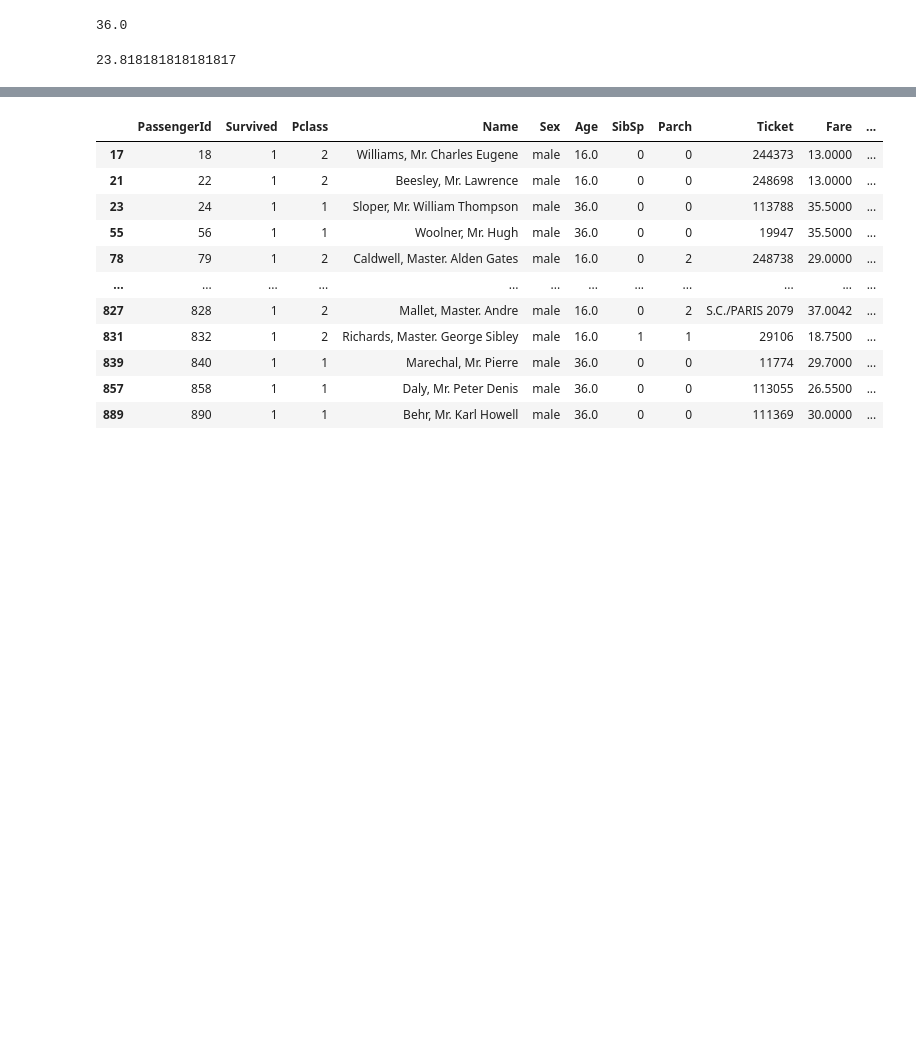
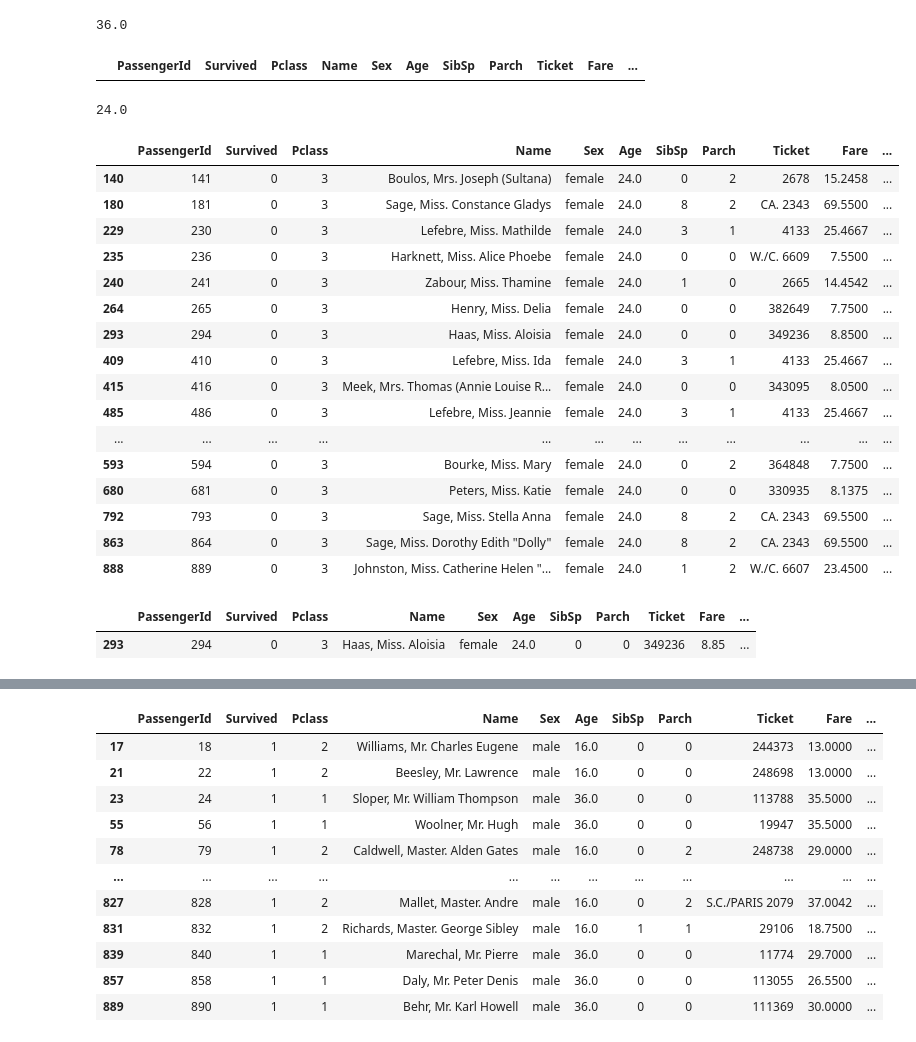
Before and after one commit to gabmata22/fundamentos-de-pandas, a Jupyter notebook: titanic.ipynb, the cells around one changed output, grey strips where cells are left out. Drawn from its saved outputs; the diff is of its cells as text; code cells hidden in the pictures; blank space fills up the shorter version.

Commit message:
Preguntas de neogcio sobre titanic

```diff
--- a/titanic.ipynb
+++ b/titanic.ipynb
@@ -790,15 +862,55 @@ print(mean_age_female_not_survived_first_class)
 # %%
 # promedio de edad de los pasajeros femenino que no sobrevivieron en segunda clase
 mean_age_female_not_survived_second_class = df0[(df0['Age'].notnull()) & (df0['Sex'] == 'female') & (df0['Pclass'] == 2) & (df0['Survived'] == 0)]['Age'].mean()
+mean_age_female_not_survived_second_class = round(mean_age_female_not_survived_second_class, 0)
 print(mean_age_female_not_survived_second_class)
 # %% [output]
 36.0
+# %%
+# asignale mean_age_female_not_survived_second_class a los pasajeros femenino que no sobrevivieron, pertenecen a la clase 2 y que no tienen datas de edad en el df1
+df1.loc[(df1['Sex'] == 'female') & (df1['Pclass'] == 2) & (df1['Survived'] == 0) & (df1['Age'].isnull()), 'Age'] = mean_age_female_not_survived_second_class
+# %%
+#muestrame los pasajeros femenino que no sobrevivieron, pertenecen a la clase 2 y edad 36 en del df1
+df1.loc[(df1['Sex'] == 'female') & (df1['Pclass'] == 2) & (df1['Age'] == 36) & (df1['Survived'] == 0)]
+# %% [output]
+|  | PassengerId | Survived | Pclass | Name | Sex | Age | SibSp | Parch | Ticket | Fare | ... |
 # %%
 # promedio de edad de los pasajeros femenino que no sobrevivieron en tercera clase
 mean_age_female_not_survived_third_class = df0[(df0['Age'].notnull()) & (df0['Sex'] == 'female') & (df0['Pclass'] == 3) & (df0['Survived'] == 0)]['Age'].mean()
+mean_age_female_not_survived_third_class = round(mean_age_female_not_survived_third_class, 0)
 print(mean_age_female_not_survived_third_class)
 # %% [output]
-23.818181818181817
+24.0
+# %%
+# asignale mean_age_female_not_survived_third_class a los pasajeros femenino que no sobrevivieron, pertenecen a la clase 3 y que no tienen datas de edad en el df1
+df1.loc[(df1['Sex'] == 'female') & (df1['Pclass'] == 3) & (df1['Survived'] == 0) & (df1['Age'].isnull()), 'Age'] = mean_age_female_not_survived_third_class
+# %%
+#muestrame los pasajeros femenino que no sobrevivieron, pertenecen a la clase 3 y edad 24 en del df1
+df1.loc[(df1['Sex'] == 'female') & (df1['Pclass'] == 3) & (df1['Age'] == 24) & (df1['Survived'] == 0)]
+# %% [output]
+|  | PassengerId | Survived | Pclass | Name | Sex | Age | SibSp | Parch | Ticket | Fare | ... |
+| 140 | 141 | 0 | 3 | Boulos, Mrs. Joseph (Sultana) | female | 24.0 | 0 | 2 | 2678 | 15.2458 | ... |
+| 180 | 181 | 0 | 3 | Sage, Miss. Constance Gladys | female | 24.0 | 8 | 2 | CA. 2343 | 69.5500 | ... |
+| 229 | 230 | 0 | 3 | Lefebre, Miss. Mathilde | female | 24.0 | 3 | 1 | 4133 | 25.4667 | ... |
+| 235 | 236 | 0 | 3 | Harknett, Miss. Alice Phoebe | female | 24.0 | 0 | 0 | W./C. 6609 | 7.5500 | ... |
+| 240 | 241 | 0 | 3 | Zabour, Miss. Thamine | female | 24.0 | 1 | 0 | 2665 | 14.4542 | ... |
+| 264 | 265 | 0 | 3 | Henry, Miss. Delia | female | 24.0 | 0 | 0 | 382649 | 7.7500 | ... |
+| 293 | 294 | 0 | 3 | Haas, Miss. Aloisia | female | 24.0 | 0 | 0 | 349236 | 8.8500 | ... |
+| 409 | 410 | 0 | 3 | Lefebre, Miss. Ida | female | 24.0 | 3 | 1 | 4133 | 25.4667 | ... |
+| 415 | 416 | 0 | 3 | Meek, Mrs. Thomas (Annie Louise R... | female | 24.0 | 0 | 0 | 343095 | 8.0500 | ... |
+| 485 | 486 | 0 | 3 | Lefebre, Miss. Jeannie | female | 24.0 | 3 | 1 | 4133 | 25.4667 | ... |
+| ... | ... | ... | ... | ... | ... | ... | ... | ... | ... | ... | ... |
+| 593 | 594 | 0 | 3 | Bourke, Miss. Mary | female | 24.0 | 0 | 2 | 364848 | 7.7500 | ... |
+| 680 | 681 | 0 | 3 | Peters, Miss. Katie | female | 24.0 | 0 | 0 | 330935 | 8.1375 | ... |
+| 792 | 793 | 0 | 3 | Sage, Miss. Stella Anna | female | 24.0 | 8 | 2 | CA. 2343 | 69.5500 | ... |
+| 863 | 864 | 0 | 3 | Sage, Miss. Dorothy Edith "Dolly" | female | 24.0 | 8 | 2 | CA. 2343 | 69.5500 | ... |
+| 888 | 889 | 0 | 3 | Johnston, Miss. Catherine Helen "... | female | 24.0 | 1 | 2 | W./C. 6607 | 23.4500 | ... |
+# %%
+#muestrame los pasajeros femenino que no sobrevivieron, pertenecen a la clase 3 y edad 24 en del df0
+df0.loc[(df0['Sex'] == 'female') & (df0['Pclass'] == 3) & (df0['Age'] == 24) & (df0['Survived'] == 0)]
+# %% [output]
+|  | PassengerId | Survived | Pclass | Name | Sex | Age | SibSp | Parch | Ticket | Fare | ... |
+| 293 | 294 | 0 | 3 | Haas, Miss. Aloisia | female | 24.0 | 0 | 0 | 349236 | 8.85 | ... |
 # %%
 df1.info()
 # %% [output]
```
Also changed, not shown: parts of 88 cells of this notebook.
